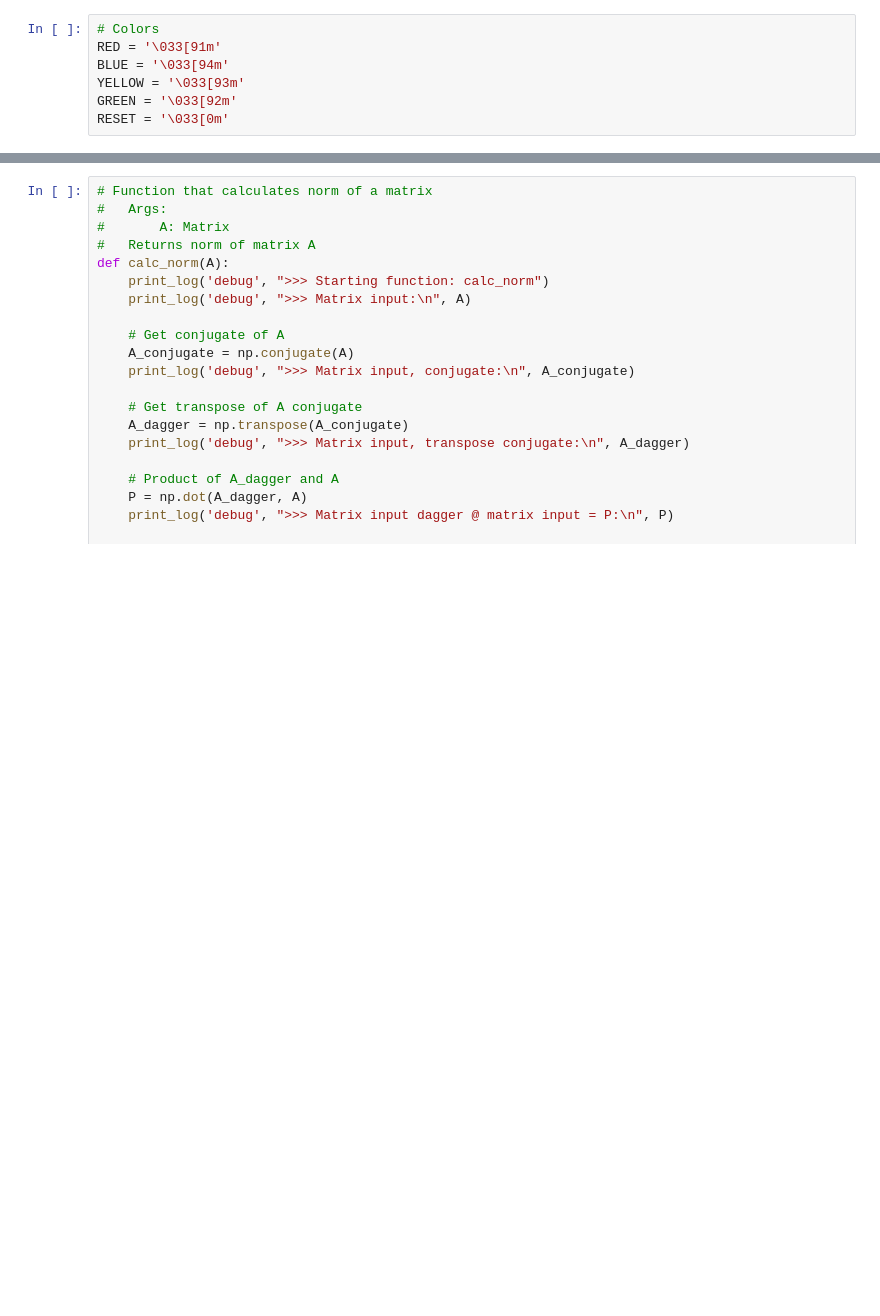
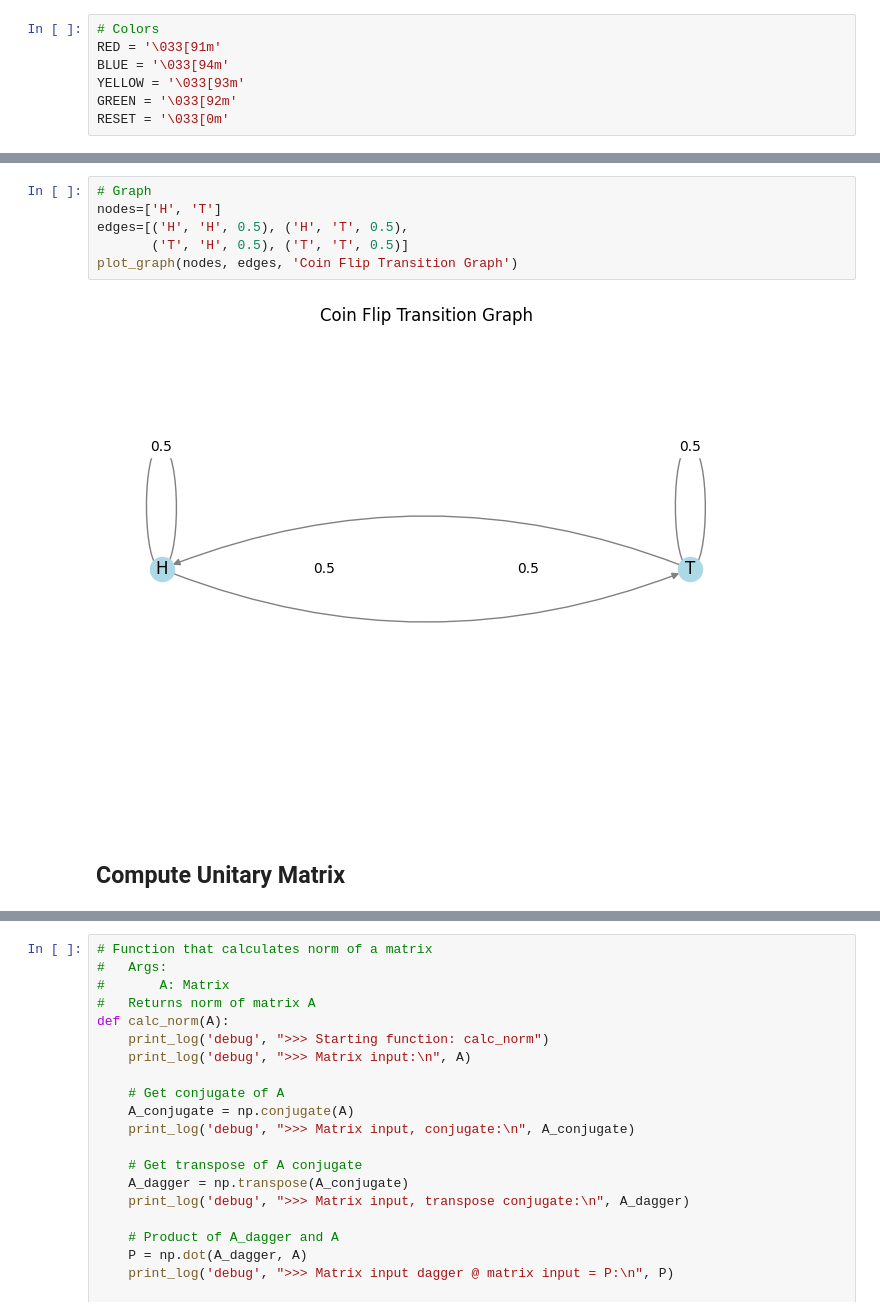
Before and after one commit to eefstath/qmm, a Jupyter notebook: compute_unitary.ipynb, the cells around one changed output, grey strips where cells are left out. Saved outputs shown, nothing was run; the diff lists cells and outputs as text; blank space fills up the shorter version.

```diff
--- a/compute_unitary.ipynb
+++ b/compute_unitary.ipynb
@@ -84,0 +222,10 @@ def print_log(level, *args):
+# %%
+# Graph
+nodes=['H', 'T']
+edges=[('H', 'H', 0.5), ('H', 'T', 0.5),
+       ('T', 'H', 0.5), ('T', 'T', 0.5)]
+plot_graph(nodes, edges, 'Coin Flip Transition Graph')
+# %% [output]
+[figure, added]
+# %% [markdown]
+## <a id="compute-unitary-matrix-title-anchor"> Compute Unitary Matrix
```
Also changed, not shown: parts of 28 cells of this notebook, 1 other file.
